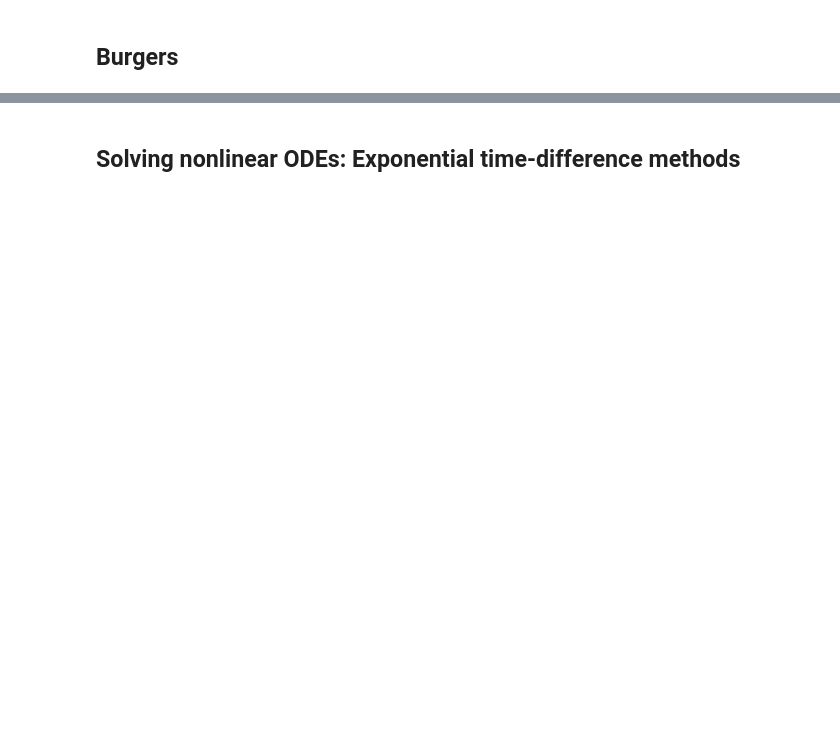
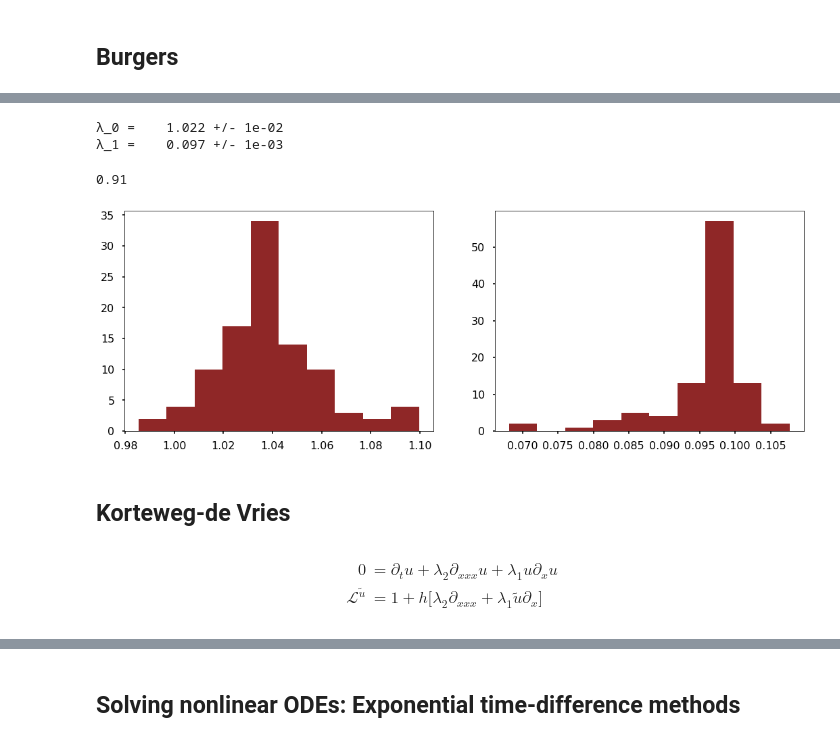
Before and after one commit to johnjmolina/MLKyoto, a Jupyter notebook: _notebooks/2020-08-27-Gaussian-Processes-Applications-Hidden-Physics-Models.ipynb, the cells around one changed output, grey strips where cells are left out. Cells and saved outputs as stored; diff of their text form; code cells hidden in the pictures; blank space fills up the shorter version.

```diff
--- a/_notebooks/2020-08-27-Gaussian-Processes-Applications-Hidden-Physics-Models.ipynb
+++ b/_notebooks/2020-08-27-Gaussian-Processes-Applications-Hidden-Physics-Models.ipynb
@@ -153,0 +420,2 @@ plot_solution('burgers')
+# %%
+K, func, dfunc, hess = minimizingFunction1D(params, K_SquareExp)
@@ -153,0 +432,24 @@ plot_solution('burgers')
+# %%
+paramUncertainty(2, opt, hess, *args)
+# %% [output]
+λ_0 =    1.022 +/- 1e-02
+λ_1 =    0.097 +/- 1e-03
+# %%
+burgers_params, success = trajectoryParams(func, dfunc, solution, sampleSolutionPairs1D, params['num'], np.ones(4), 1256)
+print(np.average(success))
+# %% [output]
+0.91
+# %%
+fig, [ax,bx] = plt.subplots(figsize=(18,6), ncols=2)
+ax.hist(burgers_params[:,2], color=color['dark'])
+bx.hist(burgers_params[:,3], color=color['dark'])
+plt.show()
+# %% [output]
+[figure, added]
+# %% [markdown]
+## Korteweg-de Vries
+# %% [markdown]
+\begin{align}
+     0 &= \partial_t u + \lambda_2 \partial_{xxx} u + \lambda_1 u \partial_x u \\
+     \mathcal{L}^{\tilde{u}} &= 1 + h\big[\lambda_2 \partial_{xxx} + \lambda_1 \tilde{u} \partial_x\big]
+\end{align}
```
Also changed, not shown: parts of 79 cells of this notebook, 13 other files.
